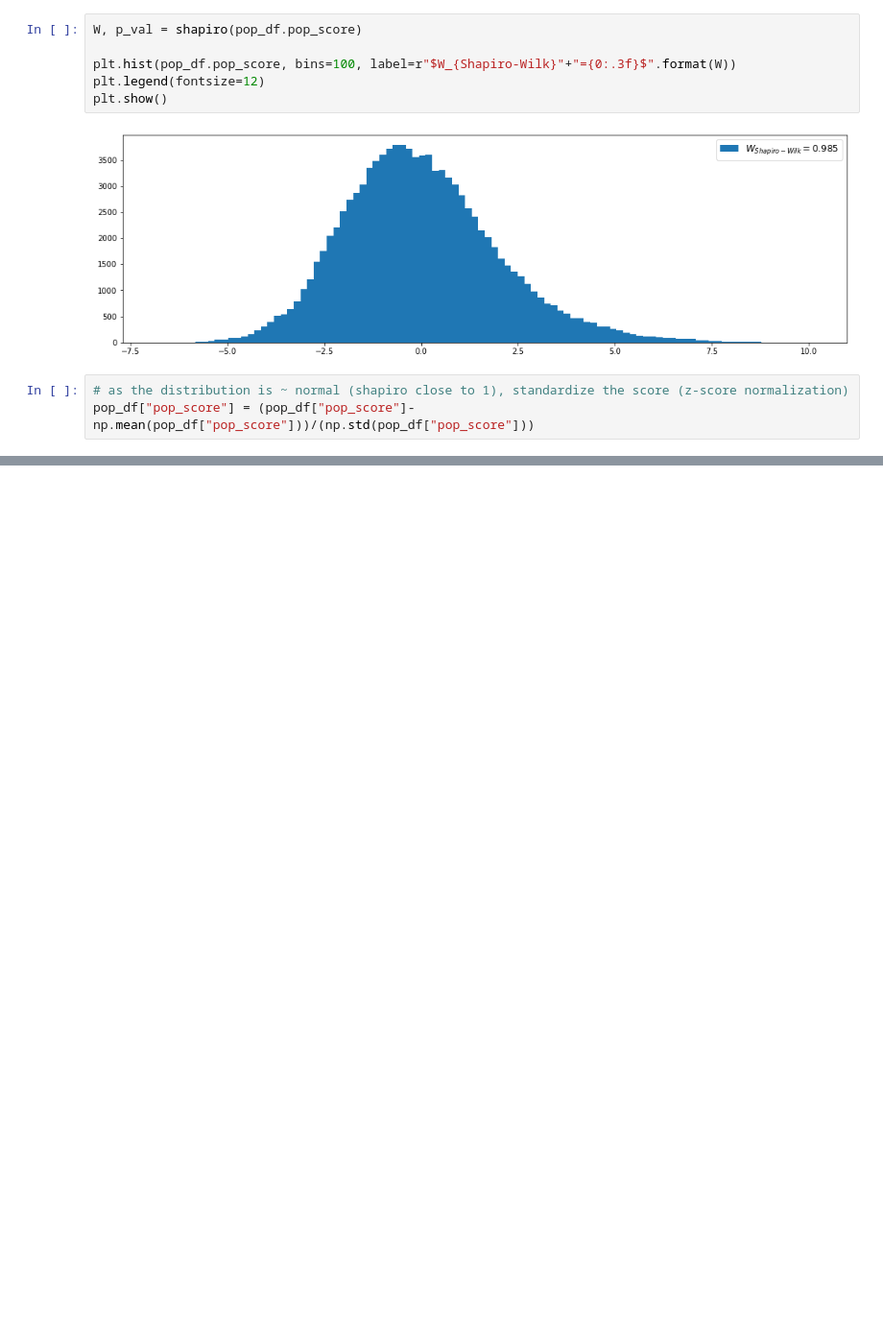
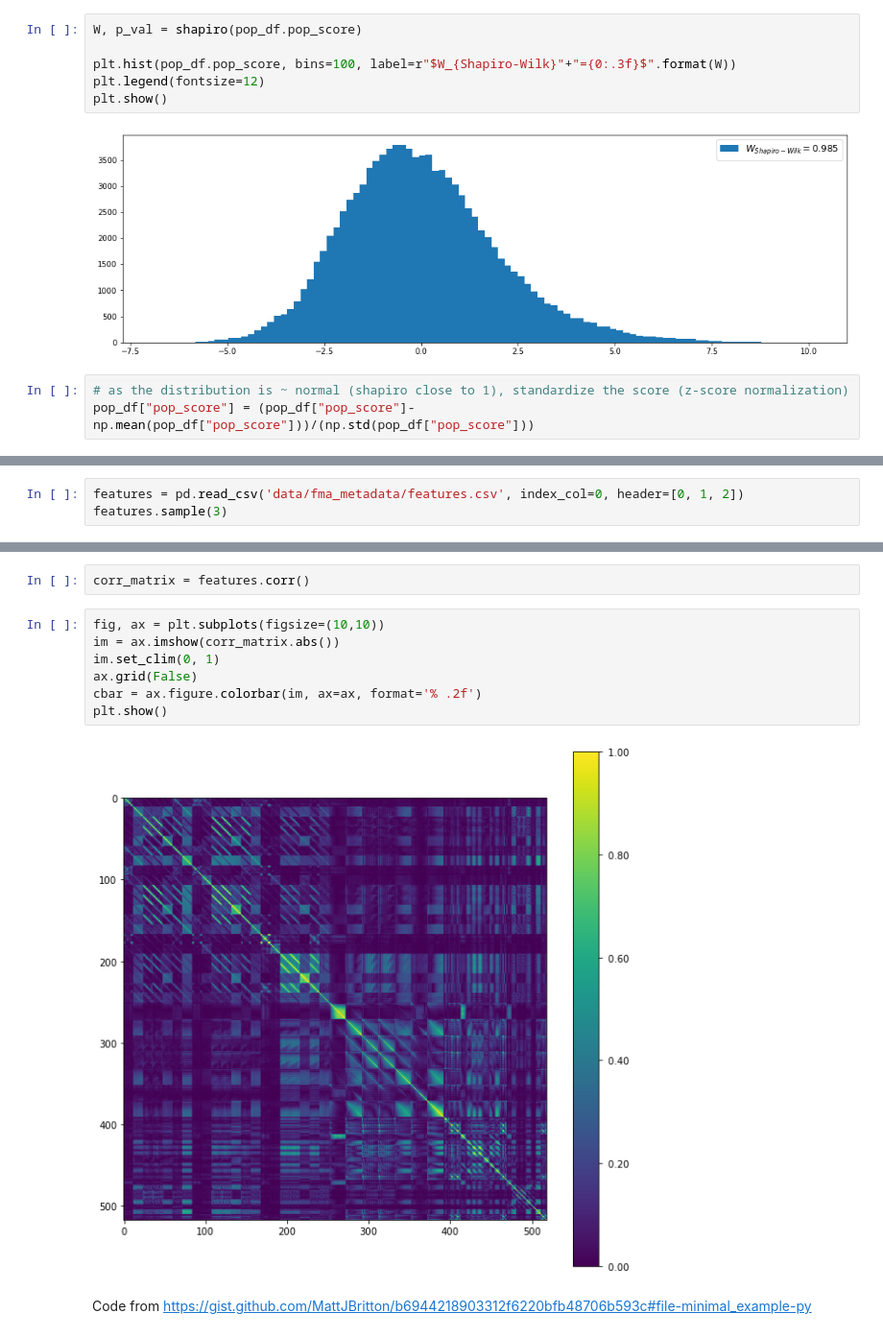
Before and after one commit to Glorf/DH-401, a Jupyter notebook: milestone3.ipynb, the cells around one changed output, grey strips where cells are left out. Shown at 96% size. Cells and saved outputs as stored; diff of their text form; blank space fills up the shorter version.

```diff
--- a/milestone3.ipynb
+++ b/milestone3.ipynb
@@ -183,0 +193,3 @@ pop_df.sample(3)
+# %%
+features = pd.read_csv('data/fma_metadata/features.csv', index_col=0, header=[0, 1, 2])
+features.sample(3)
@@ -183,0 +205,13 @@ pop_df.sample(3)
+# %%
+corr_matrix = features.corr()
+# %%
+fig, ax = plt.subplots(figsize=(10,10))
+im = ax.imshow(corr_matrix.abs())
+im.set_clim(0, 1)
+ax.grid(False)
+cbar = ax.figure.colorbar(im, ax=ax, format='% .2f')
+plt.show()
+# %% [output]
+[figure, added]
+# %% [markdown]
+Code from https://gist.github.com/MattJBritton/b6944218903312f6220bfb48706b593c#file-minimal_example-py
```
Also changed, not shown: parts of 27 cells of this notebook.
